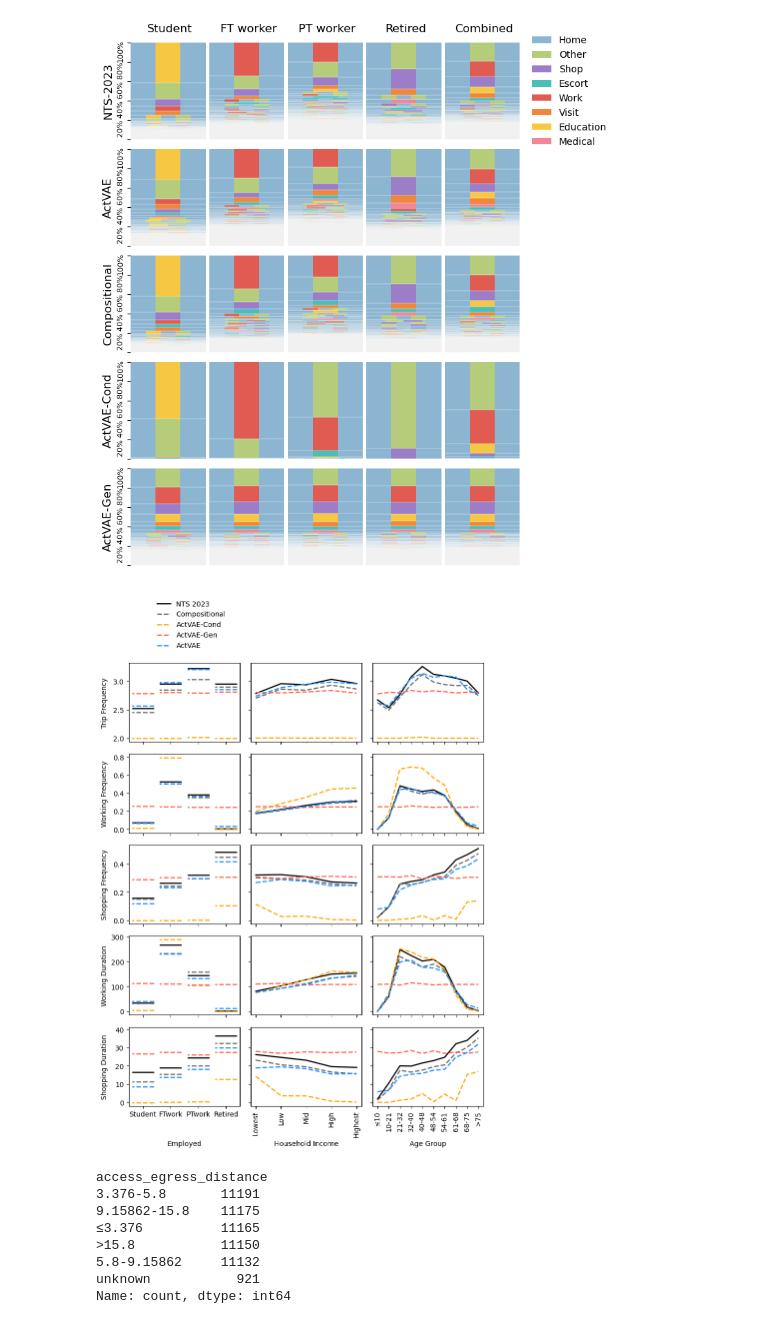
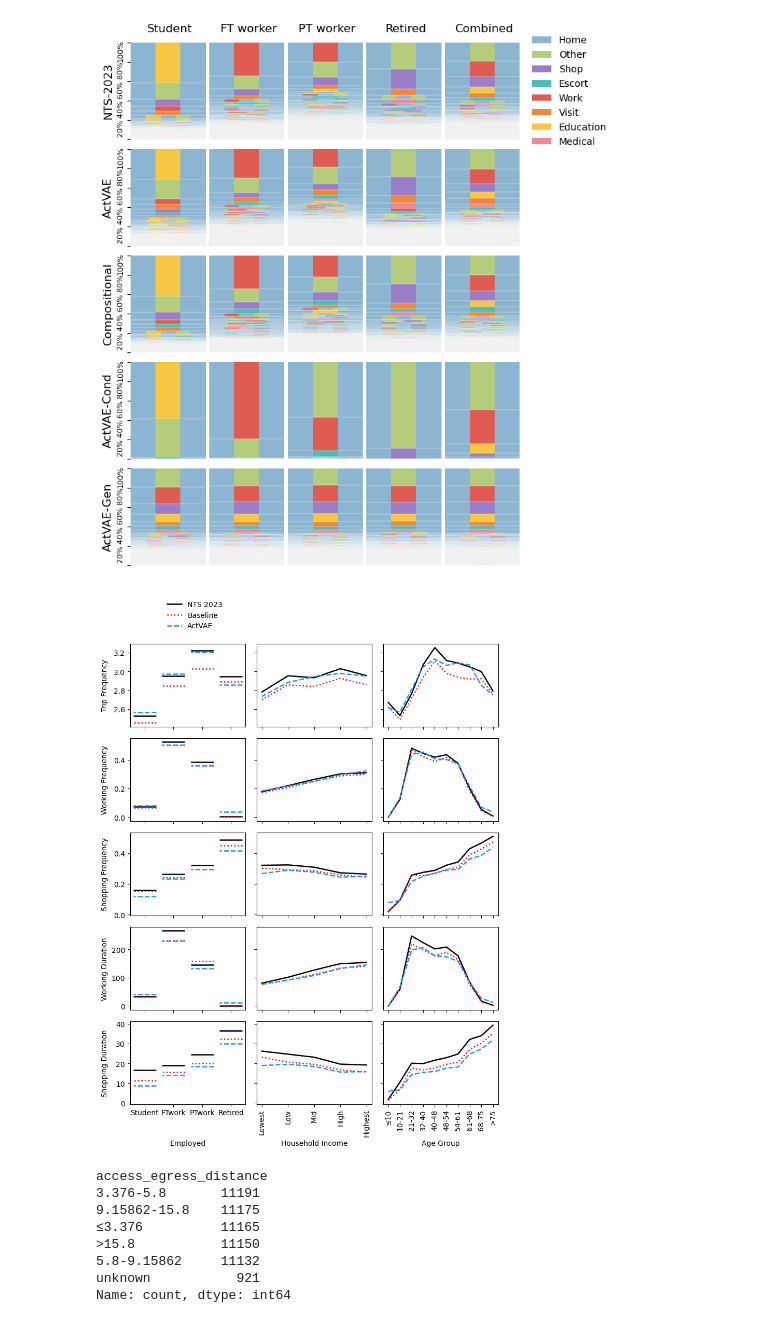
Before and after one commit to big-ucl/caveat, a Jupyter notebook: analysis/TRB_batch_analysis.ipynb, the cells around one changed output. Cells and saved outputs as stored; diff of their text form; code cells hidden in the pictures.

```diff
--- a/analysis/TRB_batch_analysis.ipynb
+++ b/analysis/TRB_batch_analysis.ipynb
@@ -24,12 +24,12 @@ cmaps = {
 }
 
 batch_paths = {
-    "Compositional": Path("../logs/actvae/compositional"),
+    "Baseline": Path("../logs/actvae/compositional"),
     # "MDCEV": Path("../logs/actvae/mdcev"),
     # "ActVAE": Path("../logs/actvae/cpvae"),
     # "Disc RNN": Path("../logs/TRB/discrim"),
-    "ActVAE-Cond": Path("../logs/actvae/conditional"),
-    "ActVAE-Gen": Path("../logs/actvae/vae"),
+    # "ActVAE-Cond": Path("../logs/actvae/conditional"),
+    # "ActVAE-Gen": Path("../logs/actvae/vae"),
     "ActVAE": Path("../logs/actvae/cpvae"),
     # "LLM": Path("../logs/actvae/llm"),
     # "LLM-ft": Path("../logs/actvae/llm_ft"),
@@ -1468,9 +1466,9 @@ def plot_conditionals(
     incomes = ["≤22316", "22316-32118", "32118-44107", "44107-68887", ">68887"]
     colours = [
         "black",
-        "dimgray",
-        "orange",
-        "tomato",
+        # "dimgray",
+        "red",
+        # "tomato",
         "dodgerblue",
         "grey",
         "black",
@@ -1478,7 +1476,7 @@ def plot_conditionals(
         "pink",
         "green",
     ]
-    styles = ["-", "--", "--", "--", "--", ":", ":", ":", ":", ":", ":"]
+    styles = ["-", ":", "--", "--", "--", ":", ":", ":", ":", ":", ":"]
     LW = 1.8
 
     fig, axs = plt.subplots(5, 3, figsize=figsize, sharex="col", sharey="row")
@@ -1853,34 +1851,34 @@ def plot_conditionals(
             data[n][i] = duration(split, act="shop")
 
     df = pd.DataFrame(data)
     ax = axs[4][2]
     df.loc[age_order].plot.line(ax=ax, color=colours, style=styles, lw=LW)
     ax.legend().remove()
     ax.set_xlabel("Age Group")
     ax.set_xticks(range(len(ages)), ages, rotation=90)
 
     # for ax in axs.flat:
     #     ax.grid(visible=True, which="major", axis="x", color="grey", linestyle="-")
 
     handles, labels = ax.get_legend_handles_labels()
     fig.legend(
         handles,
         labels,
         loc="lower center",
         frameon=False,
         fontsize=10,
         bbox_to_anchor=(0.25, 1),
     )
 
     fig.align_ylabels(axs[:, 0])
     fig.align_xlabels(axs[-1, :])
 
     fig.tight_layout()
 
 
 plot_conditionals(schedules, attributes, target_schedules, target_attributes)
 # %% [output]
-[figure, old version]
+[figure, new version]
 # %%
 attributes["ActVAE"].access_egress_distance.value_counts().sort_values(
     ascending=False
```
Also changed, not shown: parts of 2 cells of this notebook, 14 other files.
